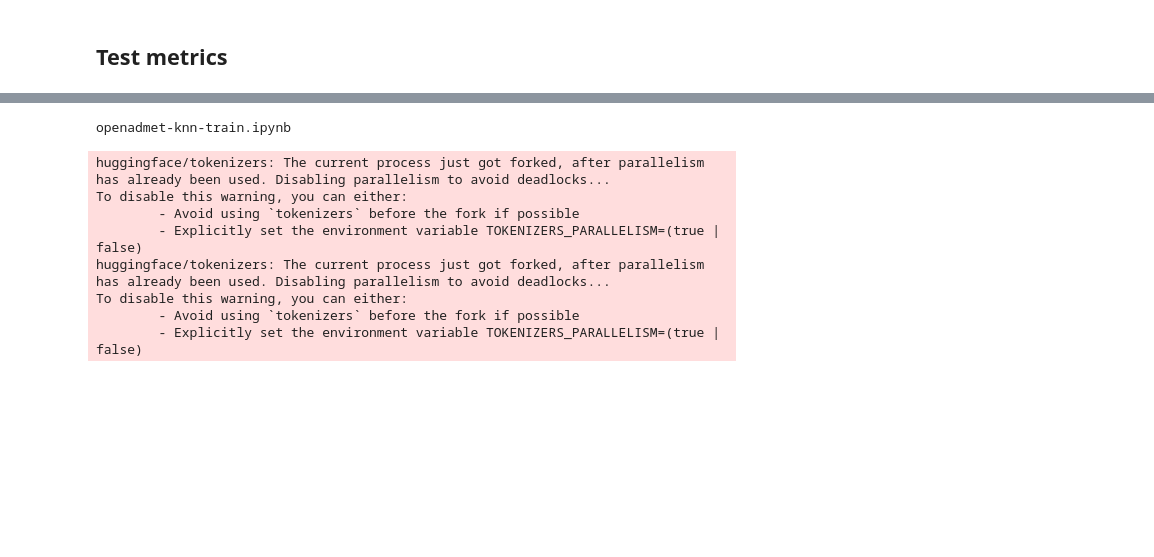
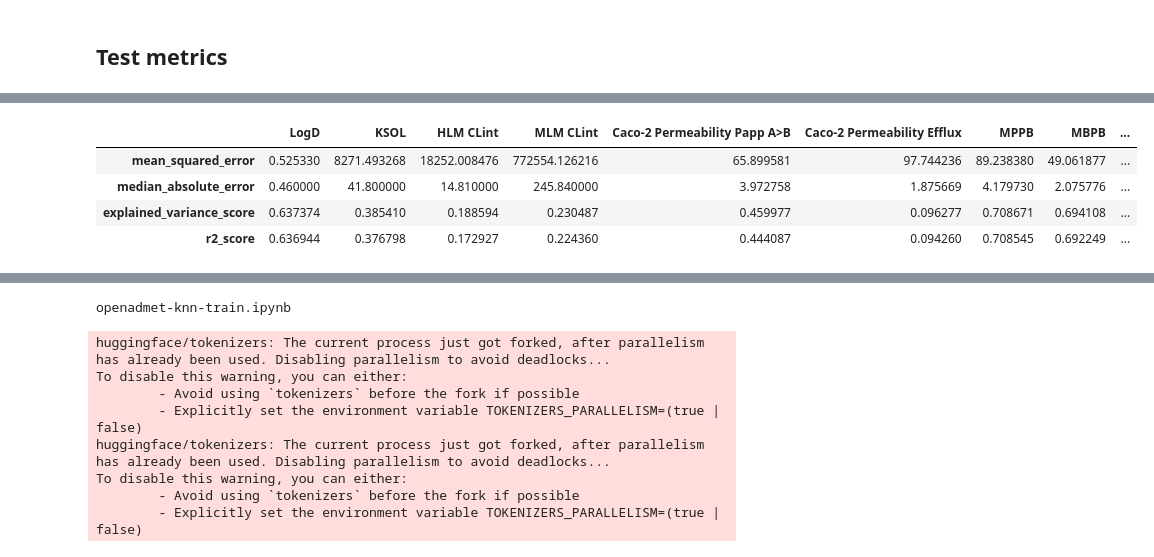
Before and after one commit to latticetower/chemney, a Jupyter notebook: kaggle/2-train-v1/openadmet2026-train-v1.ipynb, the cells around one changed output, grey strips where cells are left out. Cells and saved outputs as stored; diff of their text form; code cells hidden in the pictures; blank space fills up the shorter version.

```diff
--- a/kaggle/2-train-v1/openadmet2026-train-v1.ipynb
+++ b/kaggle/2-train-v1/openadmet2026-train-v1.ipynb
@@ -167,6 +239,9 @@ test_embeddings = model.encode(
 # %%
 SAVEDIR = Path("regressors")
 SAVEDIR.mkdir(exist_ok=True)
+
+SAVEDIR2 = Path("regressors_v2")
+SAVEDIR2.mkdir(exist_ok=True)
 # %%
 train_embeddings.shape#, train_features.shape
 # %% [output]
@@ -397,0 +577,8 @@ pd.DataFrame(test_metrics, columns=TARGET_COLUMNS)
+# %%
+pd.DataFrame(val_metrics2, columns=TARGET_COLUMNS)
+# %% [output]
+|  | LogD | KSOL | HLM CLint | MLM CLint | Caco-2 Permeability Papp A>B | Caco-2 Permeability Efflux | MPPB | MBPB | ... |
+| mean_squared_error | 0.525330 | 8271.493268 | 18252.008476 | 772554.126216 | 65.899581 | 97.744236 | 89.238380 | 49.061877 | ... |
+| median_absolute_error | 0.460000 | 41.800000 | 14.810000 | 245.840000 | 3.972758 | 1.875669 | 4.179730 | 2.075776 | ... |
+| explained_variance_score | 0.637374 | 0.385410 | 0.188594 | 0.230487 | 0.459977 | 0.096277 | 0.708671 | 0.694108 | ... |
+| r2_score | 0.636944 | 0.376798 | 0.172927 | 0.224360 | 0.444087 | 0.094260 | 0.708545 | 0.692249 | ... |
```
Also changed, not shown: parts of 20 cells of this notebook.
